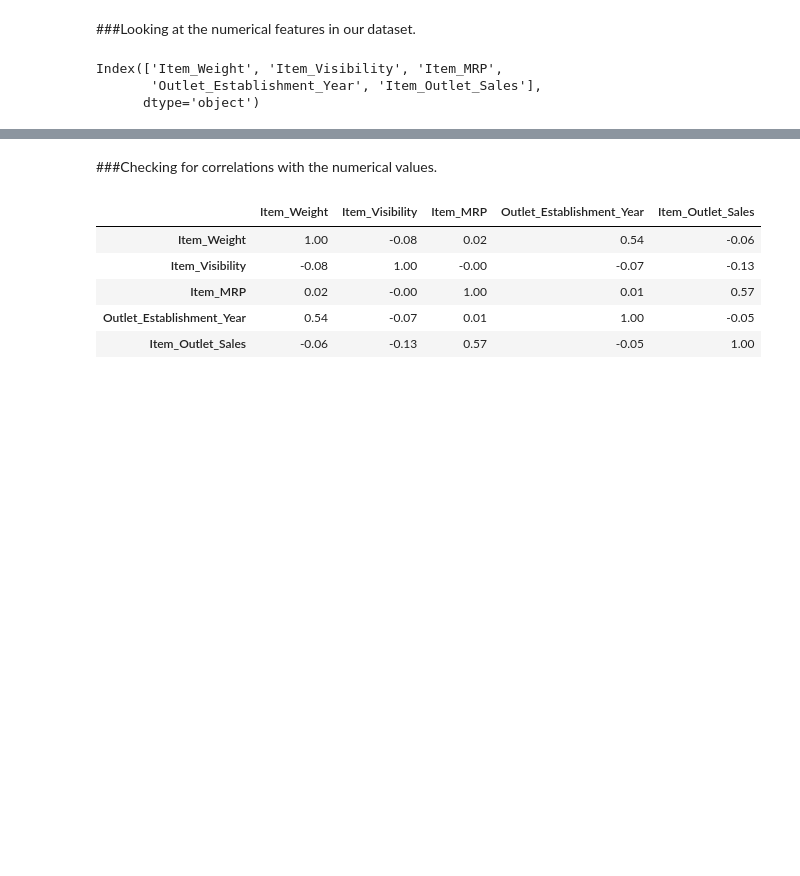
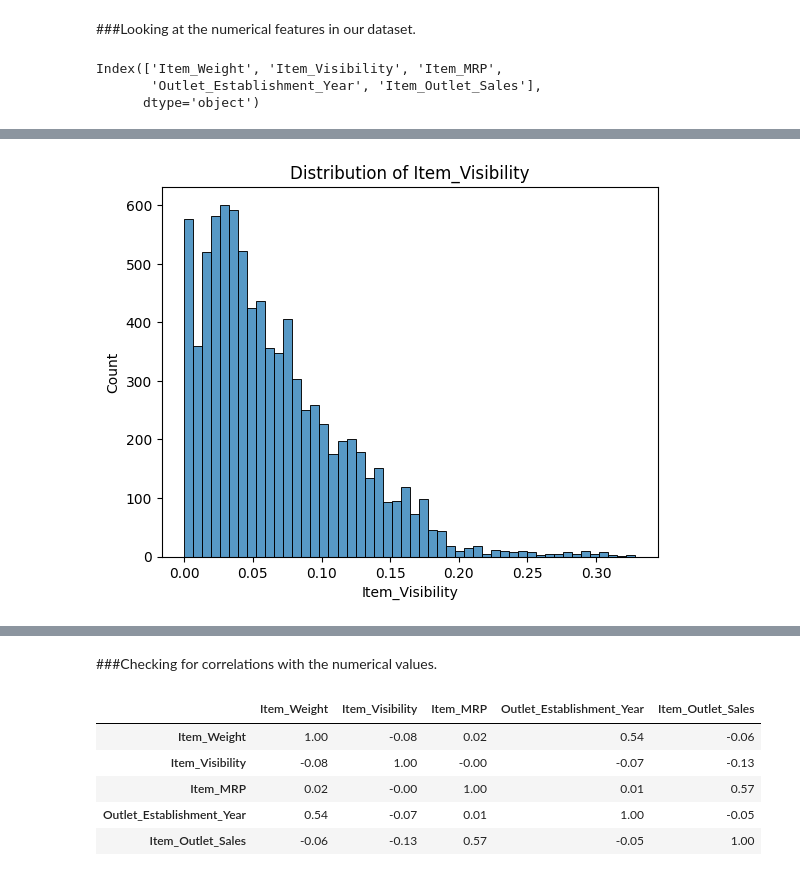
Before and after one commit to nenarossbce/Prediction-of-Product-Sales, a Jupyter notebook: Prediction_of_Product_Sales.ipynb, the cells around one changed output, grey strips where cells are left out. Saved outputs shown, nothing was run; the diff lists cells and outputs as text; code cells hidden in the pictures; blank space fills up the shorter version.

```diff
--- a/Prediction_of_Product_Sales.ipynb
+++ b/Prediction_of_Product_Sales.ipynb
@@ -334,0 +346,5 @@ Index(['Item_Weight', 'Item_Visibility', 'Item_MRP',
+# %%
+ax = sns.histplot(data=df, x='Item_Visibility')
+ax.set_title('Distribution of Item_Visibility');
+# %% [output]
+[figure, added]
```
Also changed, not shown: parts of 28 cells of this notebook.
